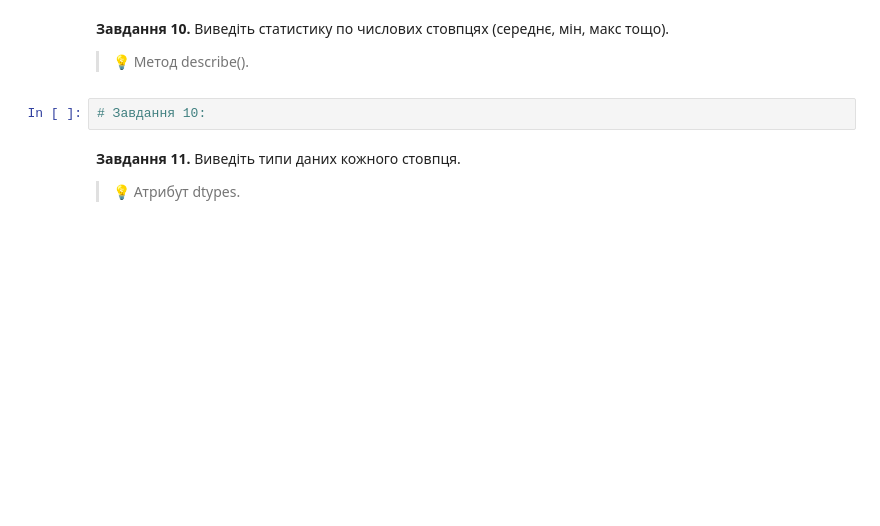
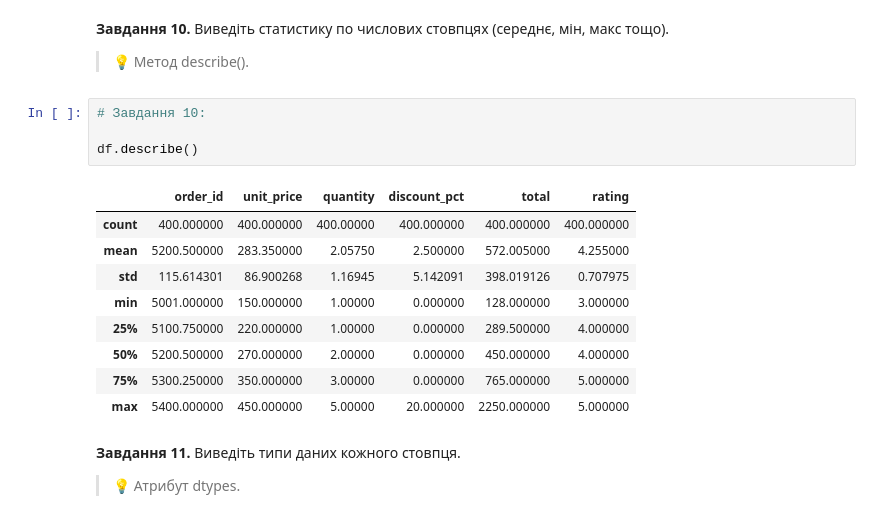
Before and after one commit to Wilson1994/DTA-2026, a Jupyter notebook: homework/pandas_practice_120.ipynb, the cells around one changed output. Saved outputs shown, nothing was run; the diff lists cells and outputs as text; blank space fills up the shorter version.

```diff
--- a/homework/pandas_practice_120.ipynb
+++ b/homework/pandas_practice_120.ipynb
@@ -109,6 +188,18 @@ df.head()
 > 💡 Метод describe().
 # %%
 # Завдання 10:
+
+df.describe()
+# %% [output]
+|  | order_id | unit_price | quantity | discount_pct | total | rating |
+| count | 400.000000 | 400.000000 | 400.00000 | 400.000000 | 400.000000 | 400.000000 |
+| mean | 5200.500000 | 283.350000 | 2.05750 | 2.500000 | 572.005000 | 4.255000 |
+| std | 115.614301 | 86.900268 | 1.16945 | 5.142091 | 398.019126 | 0.707975 |
+| min | 5001.000000 | 150.000000 | 1.00000 | 0.000000 | 128.000000 | 3.000000 |
+| 25% | 5100.750000 | 220.000000 | 1.00000 | 0.000000 | 289.500000 | 4.000000 |
+| 50% | 5200.500000 | 270.000000 | 2.00000 | 0.000000 | 450.000000 | 4.000000 |
+| 75% | 5300.250000 | 350.000000 | 3.00000 | 0.000000 | 765.000000 | 5.000000 |
+| max | 5400.000000 | 450.000000 | 5.00000 | 20.000000 | 2250.000000 | 5.000000 |
 # %% [markdown]
 **Завдання 11.** Виведіть типи даних кожного стовпця.
 
```
Also changed, not shown: parts of 11 cells of this notebook.
